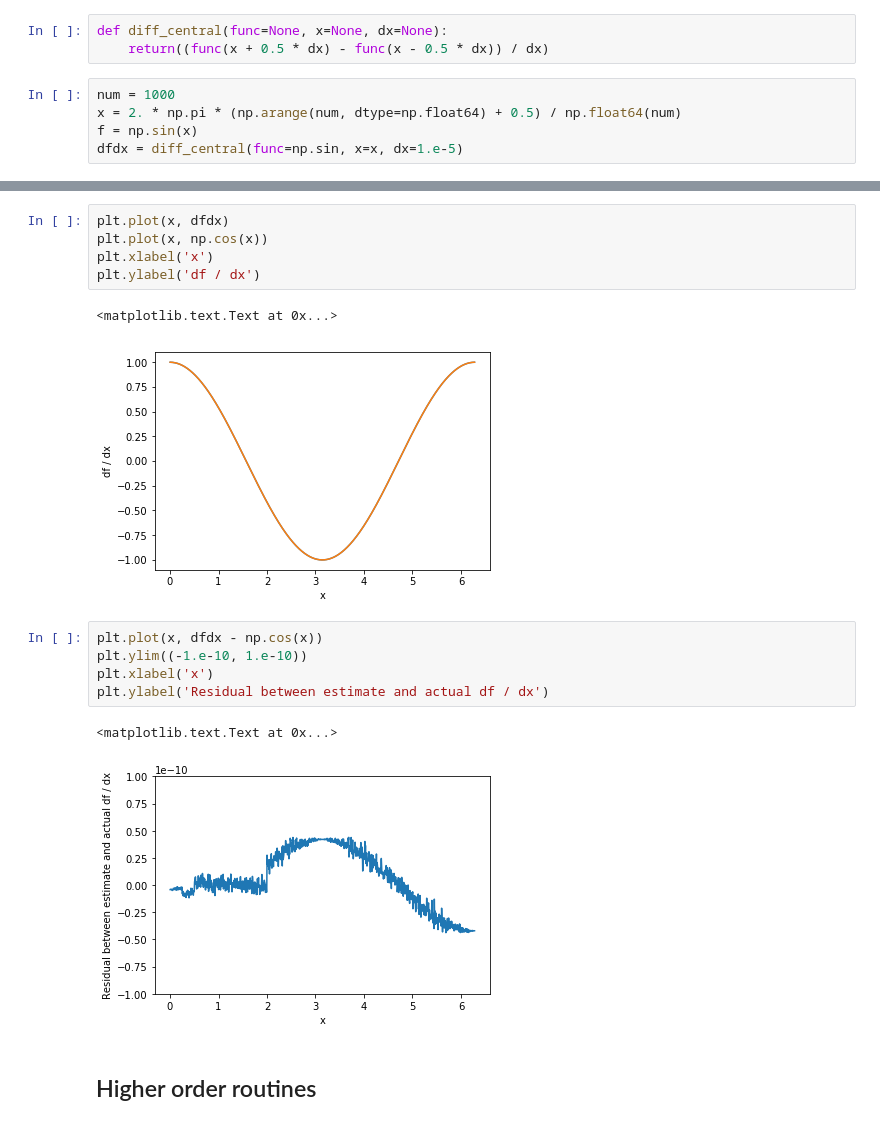
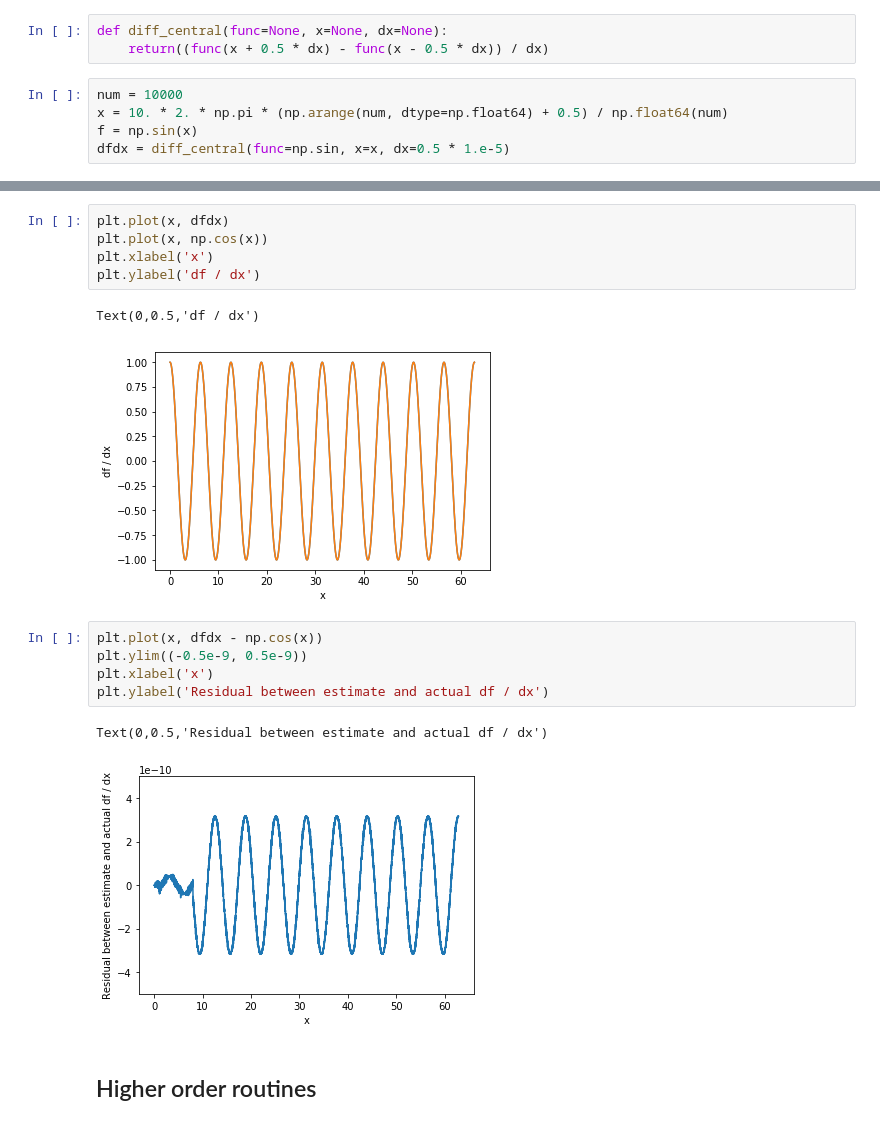
Before and after one commit to blanton144/computational, a Jupyter notebook: docs/notebooks/differentiation.ipynb, the cells around one changed output, grey strips where cells are left out. Drawn from its saved outputs; the diff is of its cells as text.

```diff
--- a/docs/notebooks/differentiation.ipynb
+++ b/docs/notebooks/differentiation.ipynb
@@ -8,10 +8,10 @@ import numpy as np
 def diff_central(func=None, x=None, dx=None):
     return((func(x + 0.5 * dx) - func(x - 0.5 * dx)) / dx)
 # %%
-num = 1000
-x = 2. * np.pi * (np.arange(num, dtype=np.float64) + 0.5) / np.float64(num)
+num = 10000
+x = 10. * 2. * np.pi * (np.arange(num, dtype=np.float64) + 0.5) / np.float64(num)
 f = np.sin(x)
-dfdx = diff_central(func=np.sin, x=x, dx=1.e-5)
+dfdx = diff_central(func=np.sin, x=x, dx=0.5 * 1.e-5)
 # %%
 plt.plot(x, f)
 plt.xlabel('x')
@@ -25,16 +25,16 @@ plt.plot(x, np.cos(x))
 plt.xlabel('x')
 plt.ylabel('df / dx')
 # %% [output]
-<matplotlib.text.Text at 0x...>
+Text(0,0.5,'df / dx')
-[figure, old version]
+[figure, new version]
 # %%
 plt.plot(x, dfdx - np.cos(x))
-plt.ylim((-1.e-10, 1.e-10))
+plt.ylim((-0.5e-9, 0.5e-9))
 plt.xlabel('x')
 plt.ylabel('Residual between estimate and actual df / dx')
 # %% [output]
-<matplotlib.text.Text at 0x...>
+Text(0,0.5,'Residual between estimate and actual df / dx')
-[figure, old version]
+[figure, new version]
 # %% [markdown]
 ## Higher order routines
 # %%
```
Also changed, not shown: parts of 1 cell of this notebook, 6 other files.
